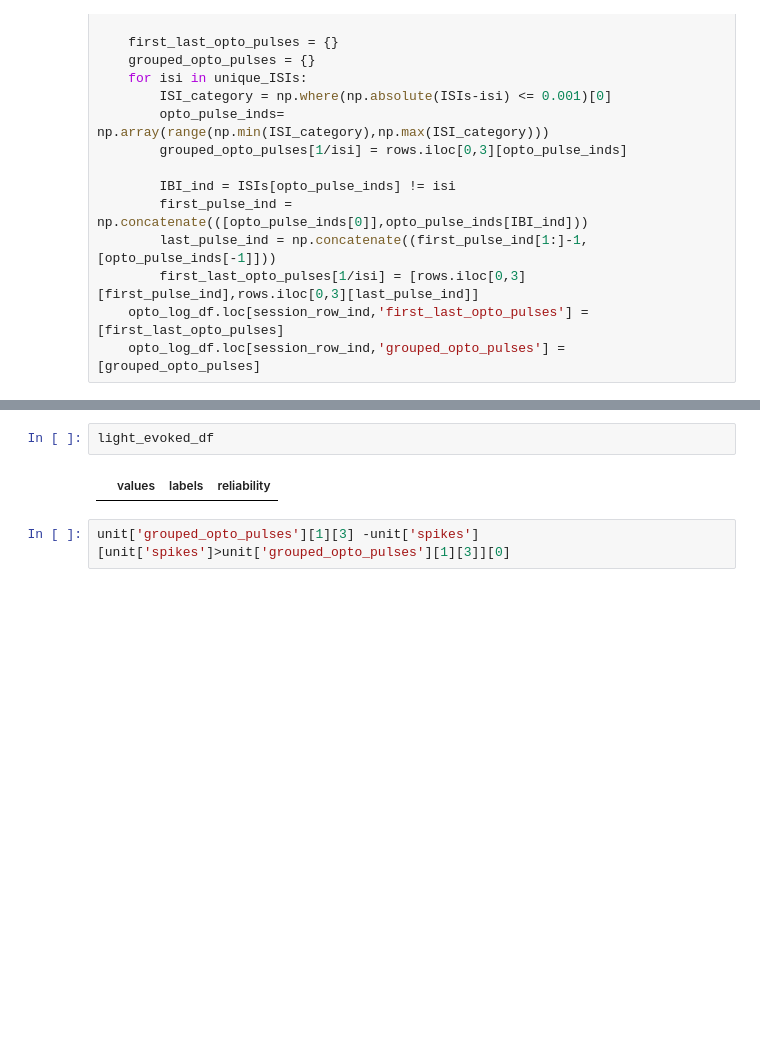
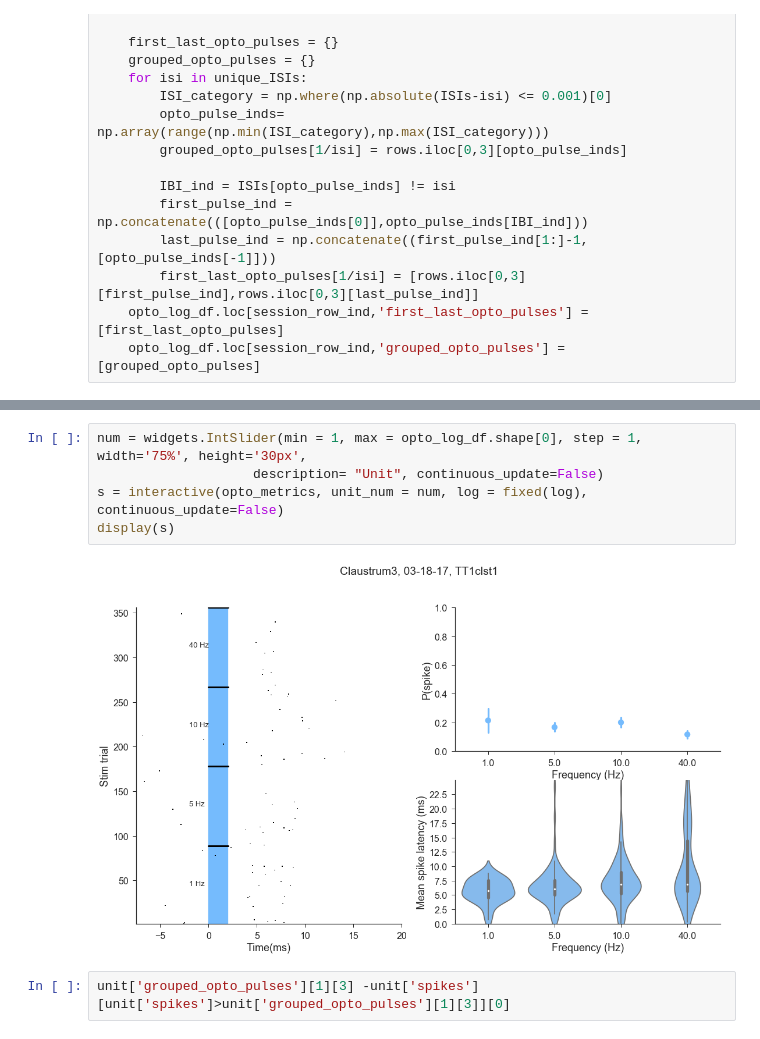
Before and after one commit to efinkel/Claustrum_analysis, a Jupyter notebook: Claustrum_analysis_notebook.ipynb, the cells around one changed output, grey strips where cells are left out. Saved outputs shown, nothing was run; the diff lists cells and outputs as text; blank space fills up the shorter version.

```diff
--- a/Claustrum_analysis_notebook.ipynb
+++ b/Claustrum_analysis_notebook.ipynb
@@ -231,7 +272,10 @@ fig2
-# %%
-light_evoked_df
-# %% [output]
-|  | values | labels | reliability |
+# %%
+num = widgets.IntSlider(min = 1, max = opto_log_df.shape[0], step = 1, width='75%', height='30px',
+                    description= "Unit", continuous_update=False)
+s = interactive(opto_metrics, unit_num = num, log = fixed(log), continuous_update=False)
+display(s)
+# %% [output]
+[figure, added]
 # %%
 unit['grouped_opto_pulses'][1][3] -unit['spikes'][unit['spikes']>unit['grouped_opto_pulses'][1][3]][0]
 # %%
```
Also changed, not shown: parts of 5 cells of this notebook.
